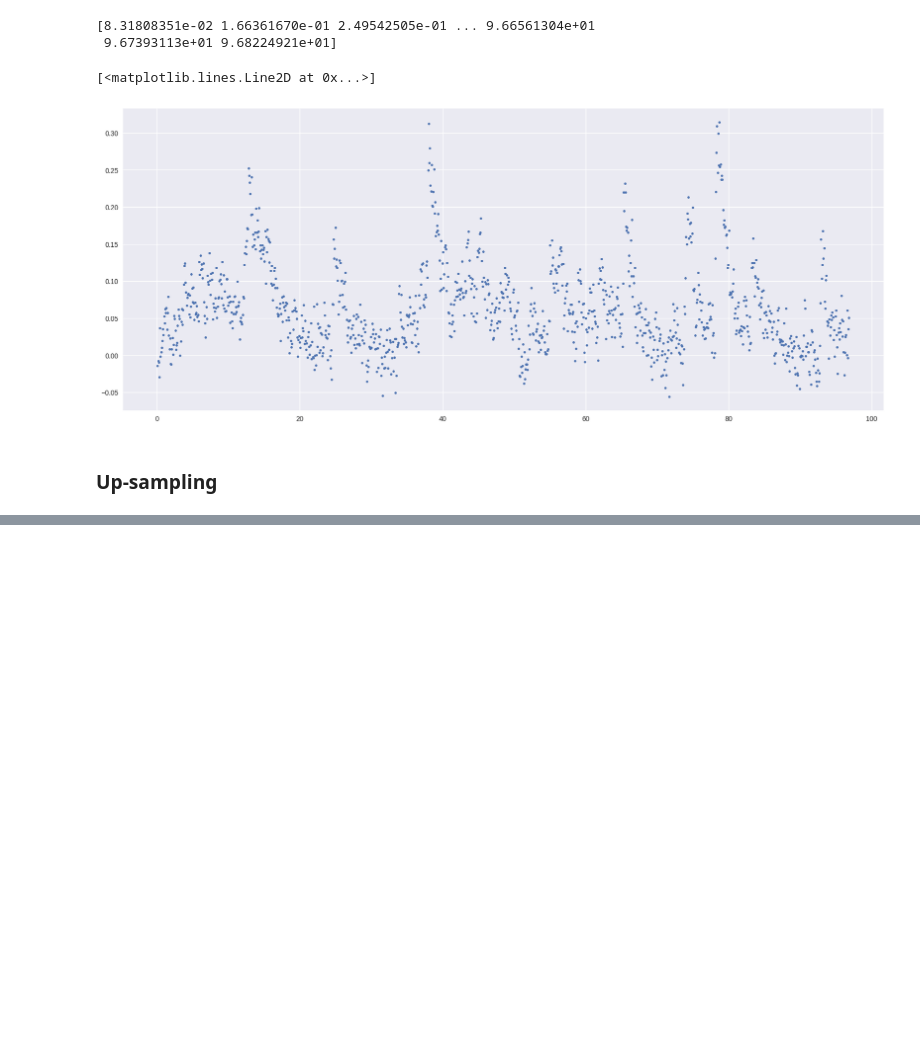
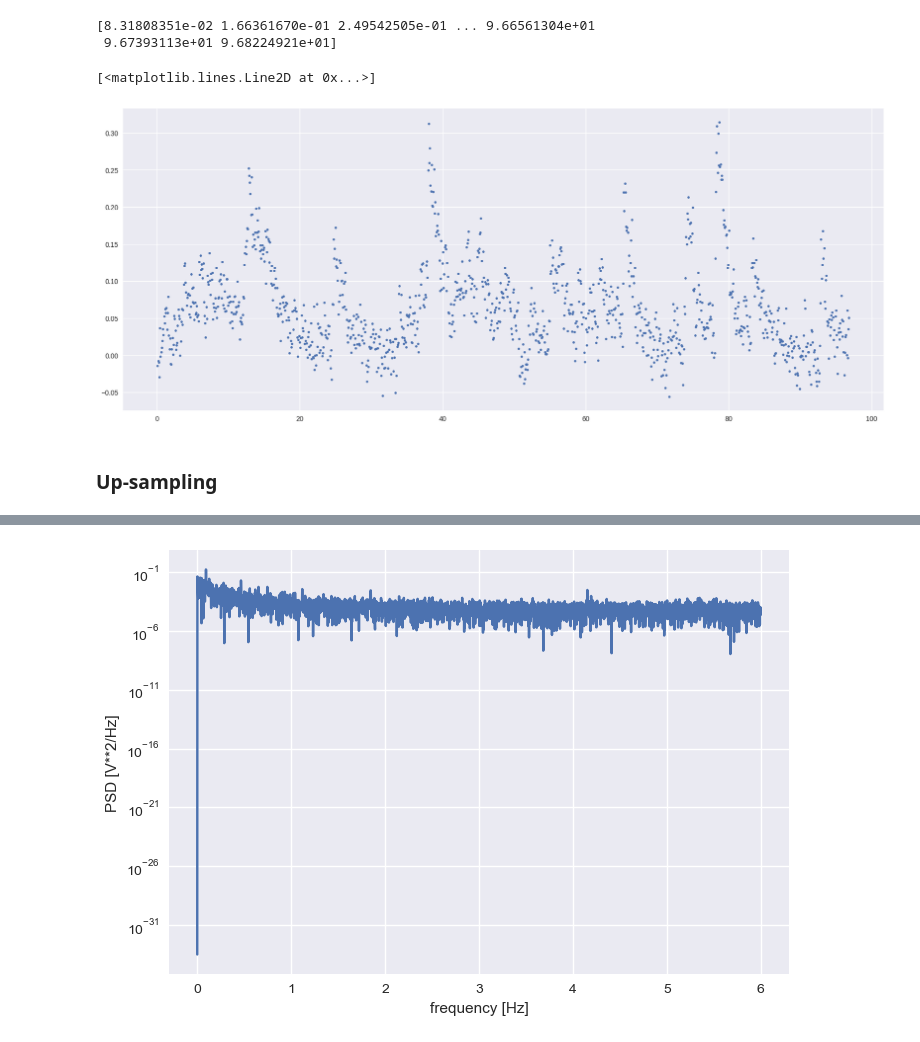
Before and after one commit to mjoudy/Cascade, a Jupyter notebook: cascade_download.ipynb, the cells around one changed output, grey strips where cells are left out. Cells and saved outputs as stored; diff of their text form; code cells hidden in the pictures; blank space fills up the shorter version.

```diff
--- a/cascade_download.ipynb
+++ b/cascade_download.ipynb
@@ -237,0 +258,11 @@ array([8.31808351e-02, 1.66361670e-01, 2.49542505e-01, ...,
+# %%
+(f, s) = sig.periodogram(dff, 12, scaling='density')
+# %%
+plt.semilogy(f, s)
+#plt.ylim([1e-7, 1e2])
+#plt.xlim([0,100])
+plt.xlabel('frequency [Hz]')
+plt.ylabel('PSD [V**2/Hz]')
+plt.show()
+# %% [output]
+[figure, added]
```
Also changed, not shown: parts of 12 cells of this notebook.
